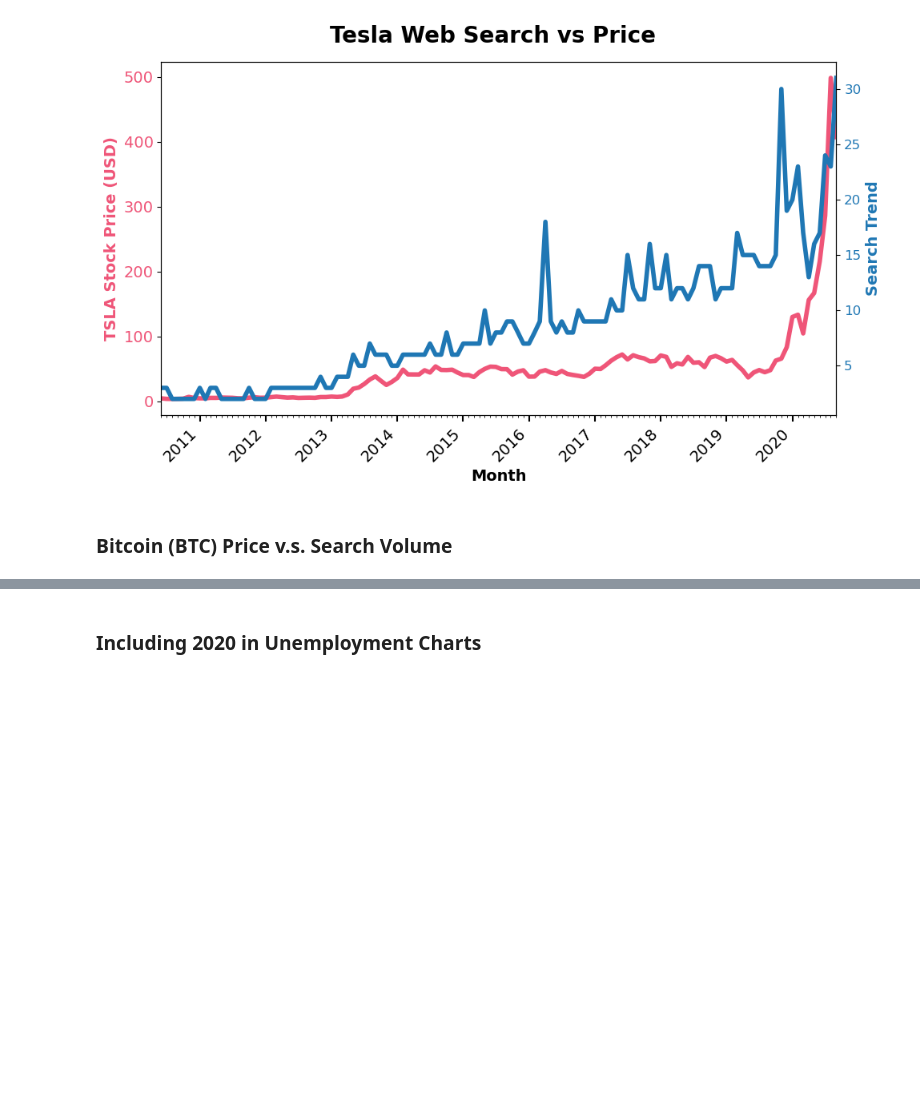
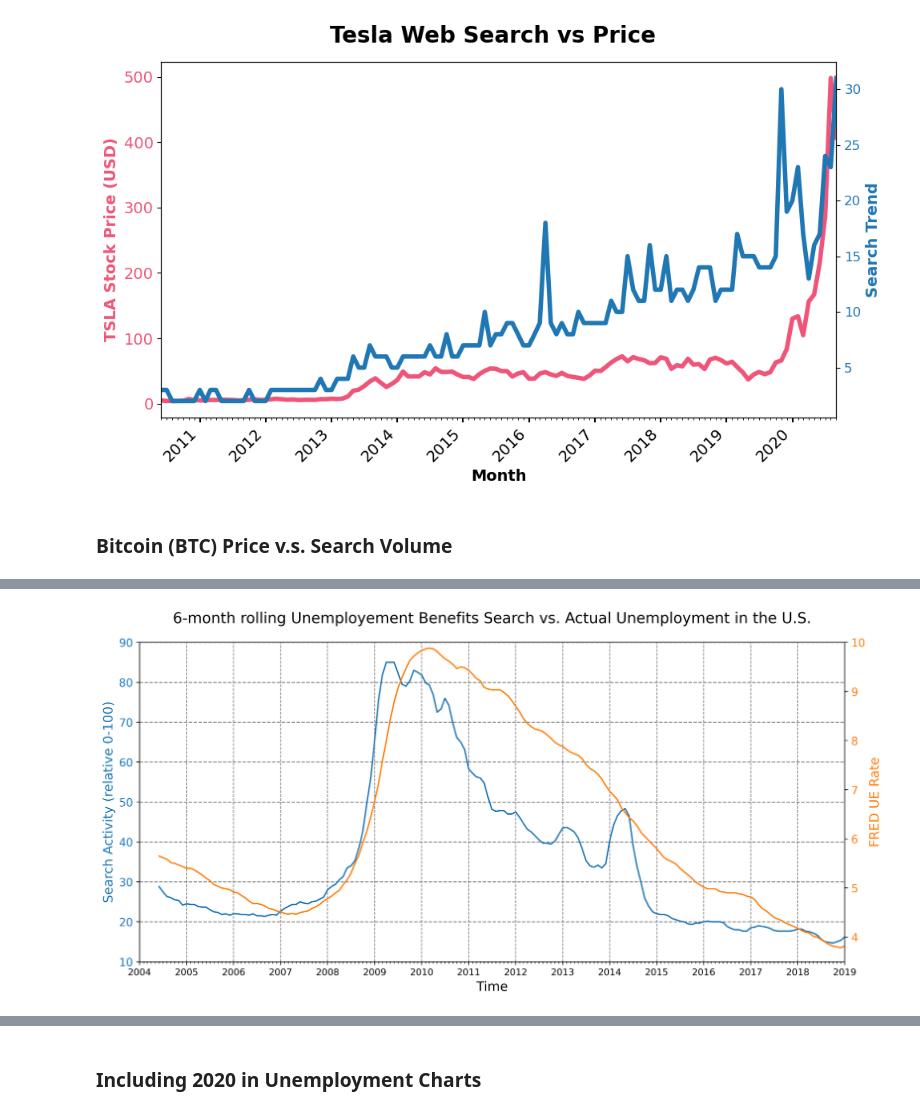
Before and after one commit to elsandb/data_science, a Jupyter notebook: Day74_time_series (google_trends_dataset)/Google_trends_Data_visualization.ipynb, the cells around one changed output, grey strips where cells are left out. Saved outputs shown, nothing was run; the diff lists cells and outputs as text; code cells hidden in the pictures; blank space fills up the shorter version.

```diff
--- a/Day74_time_series (google_trends_dataset)/Google_trends_Data_visualization.ipynb
+++ b/Day74_time_series (google_trends_dataset)/Google_trends_Data_visualization.ipynb
@@ -525,0 +680,9 @@ plt.show()
+# %%
+# New df with 6-month rolling average of both UE_BENEFITS_WEB_SEARCH and UNRATE.
+df_ue_rolling_6m = df_unemployment.rolling(window=6, on='MONTH').mean()
+print(df_ue_rolling_6m[:8], end='\n\n')
+# The value for a spesific month represents the average of that month
+# and the previous two months.
+
+# Check that I got what I expected:
+df_unemployment.UE_BENEFITS_WEB_SEARCH[:6].mean() # Average of the first 6 search-values.
@@ -525,0 +700,42 @@ plt.show()
+# %%
+# Plot 6-month rolling average of UE_BENEFITS_WEB_SEARCH
+# against 6-month rolling average of actual unemplyment rate.
+
+# Data
+y_ue_websearch_rolling_6m = df_ue_rolling_6m.UE_BENEFITS_WEB_SEARCH
+y_ue_rate_rolling_6m = df_ue_rolling_6m.UNRATE
+x_month = df_ue_rolling_6m.MONTH
+
+# Figure and axes
+fig, ax1 = plt.subplots(figsize=(12, 6), dpi=350)
+fig.suptitle('6-month rolling Unemployement Benefits Search vs. \
+Actual Unemployment in the U.S.', size=16)
+
+search_color = 'tab:blue'
+ax1.plot(x_month, y_ue_websearch_rolling_6m, color=search_color)
+ax1.set_xlabel('Time', size=14)
+ax1.set_ylabel('Search Activity (relative 0-100)', color=search_color, size=14)
+ax1.set_ylim(10, 90)
+ax1.set_xlim(df_ue_rolling_6m.MONTH.min(), df_ue_rolling_6m.MONTH.max())
+ax1.tick_params(axis='y', labelsize=12, labelcolor=search_color)
+
+ax1.xaxis.set_major_locator(year_locator)
+ax1.xaxis.set_major_formatter(year_format)
+ax1.xaxis.set_minor_locator(month_locator)
+
+# ax1.yaxis.set_minor_locator(MultipleLocator(5))
+#ax1.grid(axis='x', which='minor', linestyle='-', color='grey', linewidth=0.8)
+ax1.grid(axis='x', which='major', linestyle='--', color='grey', linewidth=0.8)
+ax1.grid(axis='y', which='major', linestyle='dashed', color='grey', linewidth=1)
+
+rate_color = 'C1'
+ax2 = ax1.twinx()
+ax2.plot(x_month, y_ue_rate_rolling_6m, color=rate_color)
+ax2.set_ylabel('FRED UE Rate', color=rate_color, size=14)
+ax2.set_ylim(3.5, 10)
+ax2.tick_params(axis='y', labelsize=12, labelcolor=rate_color)
+
+fig.tight_layout()
+plt.show()
+# %% [output]
+[figure, added]
```
Also changed, not shown: parts of 31 cells of this notebook, 4 other files.
